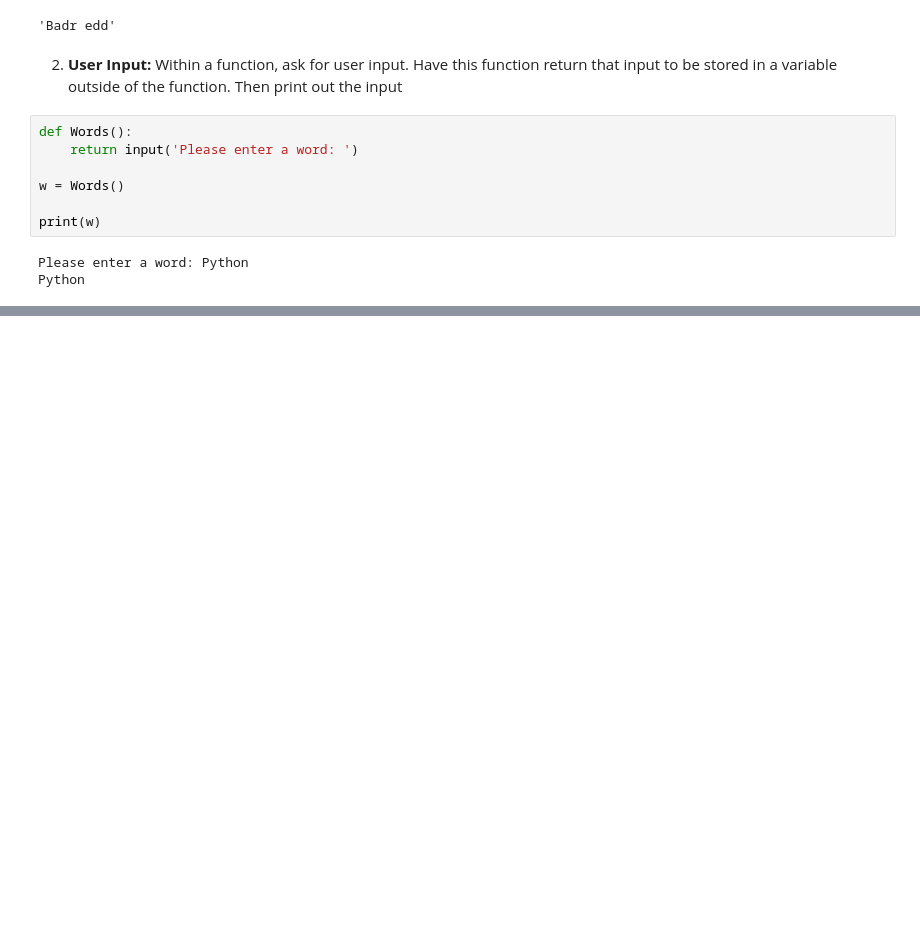
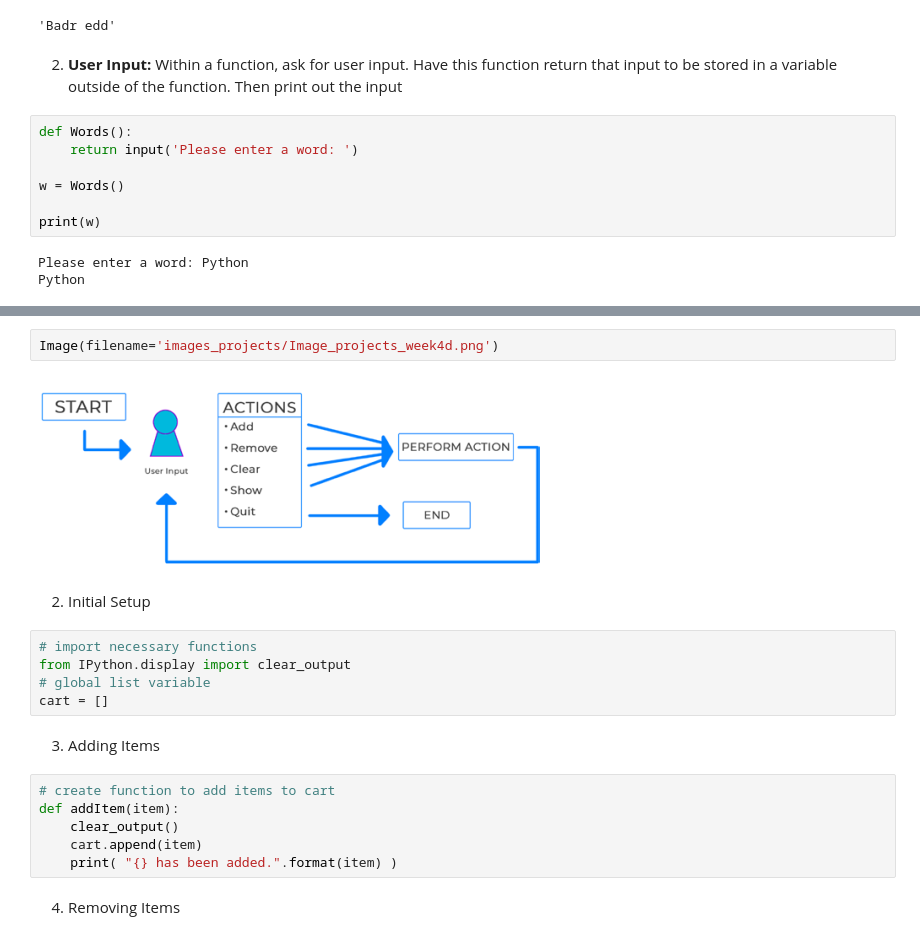
Before and after one commit to python-bootcamp-organization/Python-Bootcamp-101, a Jupyter notebook: Fourth week.ipynb, the cells around one changed output, grey strips where cells are left out. Cells and saved outputs as stored; diff of their text form; blank space fills up the shorter version.

Commit message:
week4: Thursday: Scope and Friday: Creating a Shopping Cart

```diff
--- a/Fourth week.ipynb
+++ b/Fourth week.ipynb
@@ -351,0 +436,21 @@ Python
+# %%
+Image(filename='images_projects/Image_projects_week4d.png')
+# %% [output]
+[figure, added]
+# %% [markdown]
+2) Initial Setup
+# %%
+# import necessary functions
+from IPython.display import clear_output
+# global list variable
+cart = []
+# %% [markdown]
+3) Adding Items
+# %%
+# create function to add items to cart
+def addItem(item):
+    clear_output()
+    cart.append(item)
+    print( "{} has been added.".format(item) )
+# %% [markdown]
+4) Removing Items
```
Also changed, not shown: parts of 29 cells of this notebook, 1 other file.
